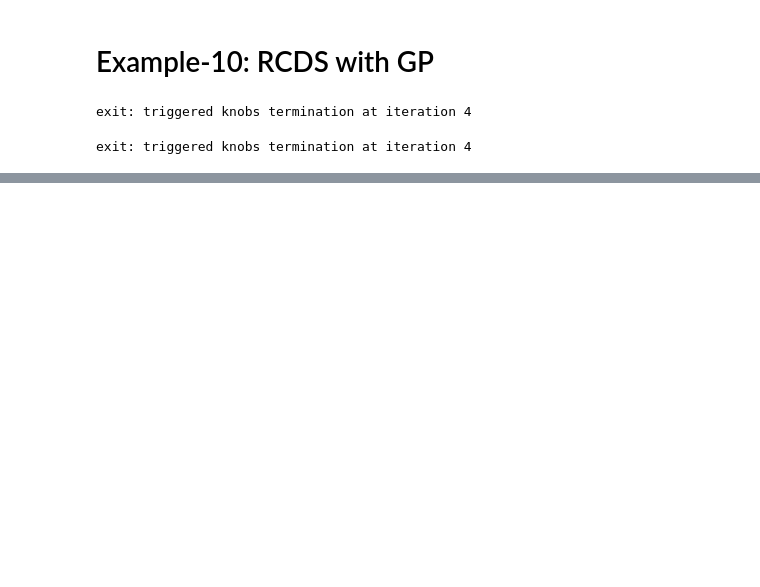
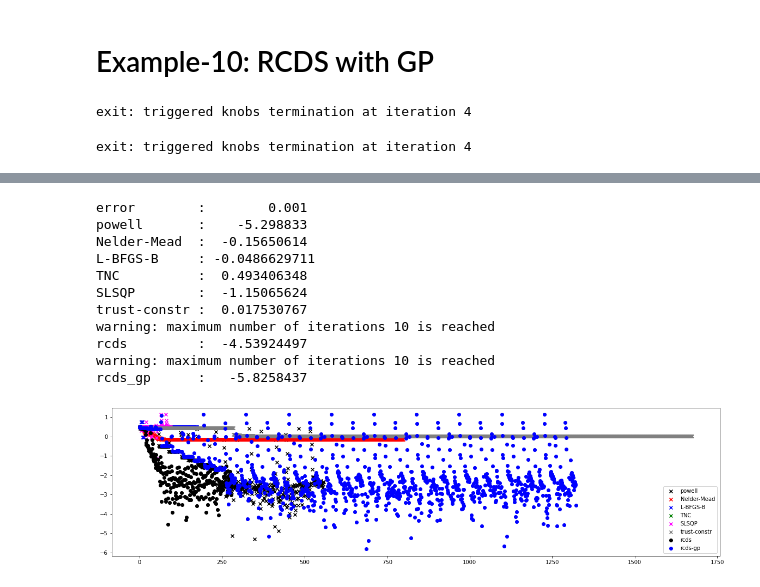
Before and after one commit to i-a-morozov/rcds, a Jupyter notebook: rcds.ipynb, the cells around one changed output, grey strips where cells are left out. Cells and saved outputs as stored; diff of their text form; code cells hidden in the pictures; blank space fills up the shorter version.

```diff
--- a/rcds.ipynb
+++ b/rcds.ipynb
@@ -1575,0 +1774,17 @@ plt.show()
+# %%
+%%time
+error = 1.0E-3
+benchmark(error)
+# %% [output]
+error        :        0.001
+powell       :    -5.298833
+Nelder-Mead  :  -0.15650614
+L-BFGS-B     : -0.0486629711
+TNC          :  0.493406348
+SLSQP        :  -1.15065624
+trust-constr :  0.017530767
+warning: maximum number of iterations 10 is reached
+rcds         :  -4.53924497
+warning: maximum number of iterations 10 is reached
+rcds_gp      :   -5.8258437
+[figure, added]
```
Also changed, not shown: parts of 25 cells of this notebook, 1 other file.
